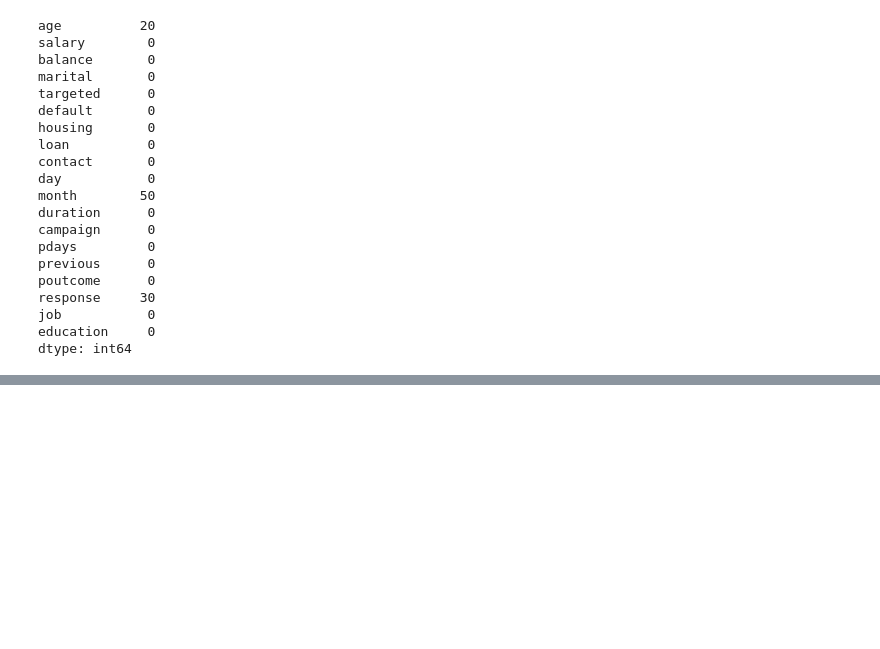
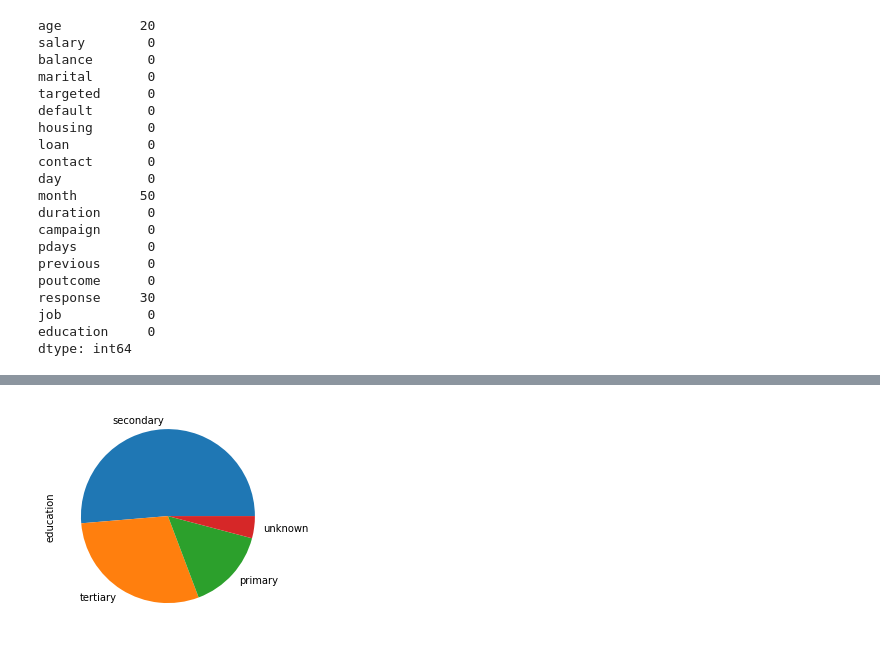
Before and after one commit to keijiart/EDA_Marketing, a Jupyter notebook: EDA_Marketing.ipynb, the cells around one changed output, grey strips where cells are left out. Saved outputs shown, nothing was run; the diff lists cells and outputs as text; code cells hidden in the pictures; blank space fills up the shorter version.

```diff
--- a/EDA_Marketing.ipynb
+++ b/EDA_Marketing.ipynb
@@ -96,0 +175,7 @@ dtype: int64
+# %%
+data.education.value_counts(normalize=True)
+
+data.education.value_counts(normalize=True).plot.pie()
+plt.show()
+# %% [output]
+[figure, added]
```
Also changed, not shown: parts of 10 cells of this notebook.
